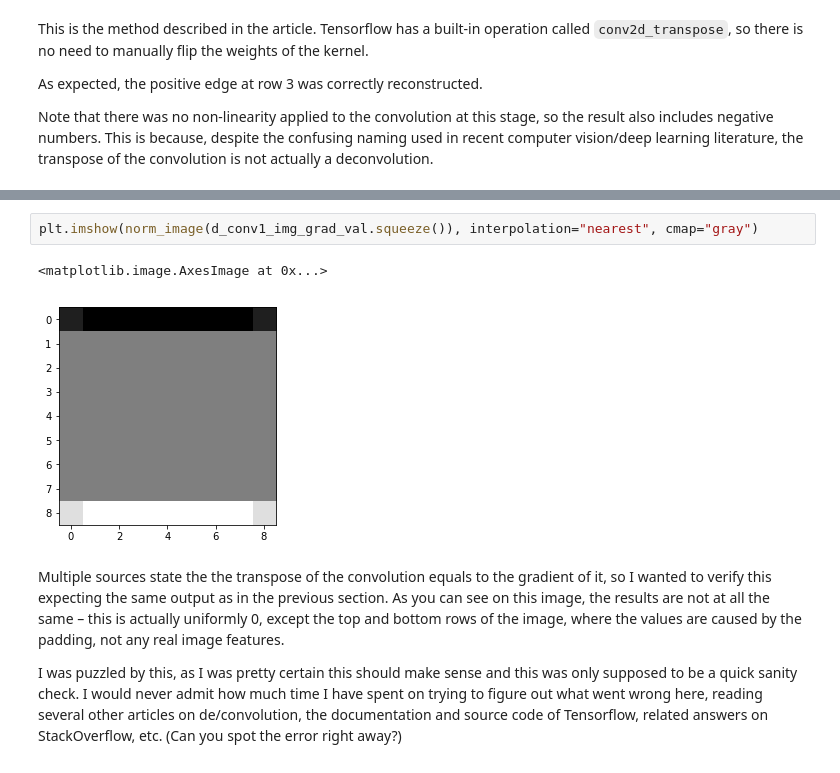
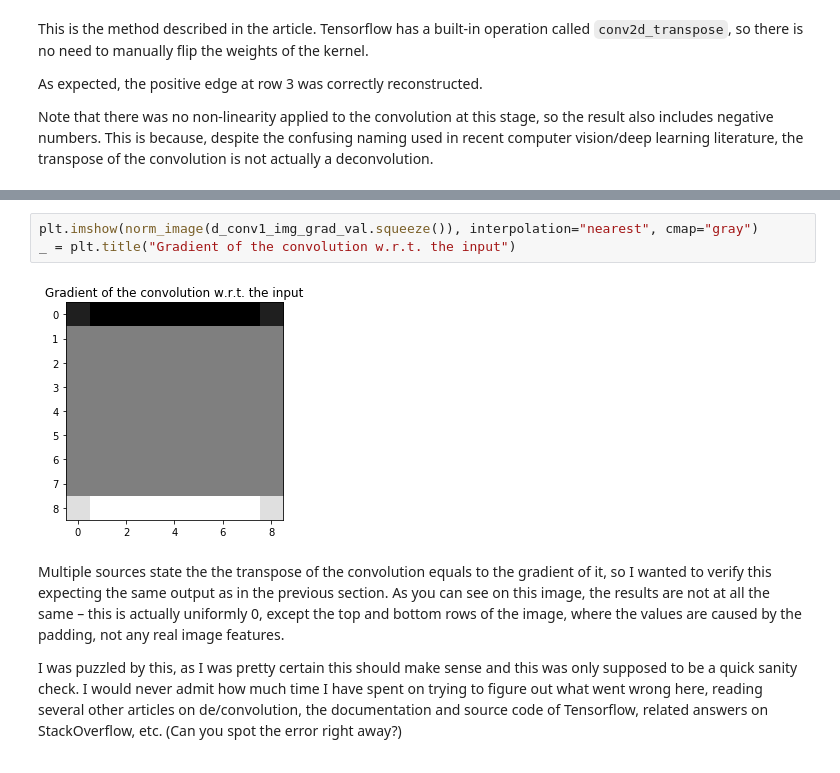
Before and after one commit to adamdivak/vgg_deconv_vis, a Jupyter notebook: Simplified deconvolution example.ipynb, the cells around one changed output, grey strips where cells are left out. Drawn from its saved outputs; the diff is of its cells as text.

```diff
--- a/Simplified deconvolution example.ipynb
+++ b/Simplified deconvolution example.ipynb
@@ -129,8 +103,8 @@ array([[-3., -4., -4., -4., -4., -4., -4., -4., -3.],
 # %%
 plt.imshow(norm_image(d_conv1_img_grad_val.squeeze()), interpolation="nearest", cmap="gray")
+_ = plt.title("Gradient of the convolution w.r.t. the input")
 # %% [output]
-<matplotlib.image.AxesImage at 0x...>
-[figure, old version]
+[figure, new version]
 # %% [markdown]
 Multiple sources state the the transpose of the convolution equals to the gradient of it, so I wanted to verify this expecting the same output as in the previous section. As you can see on this image, the results are not at all the same – this is actually uniformly 0, except the top and bottom rows of the image, where the values are caused by the padding, not any real image features.
 
```
Also changed, not shown: parts of 33 cells of this notebook, 1 other file.
